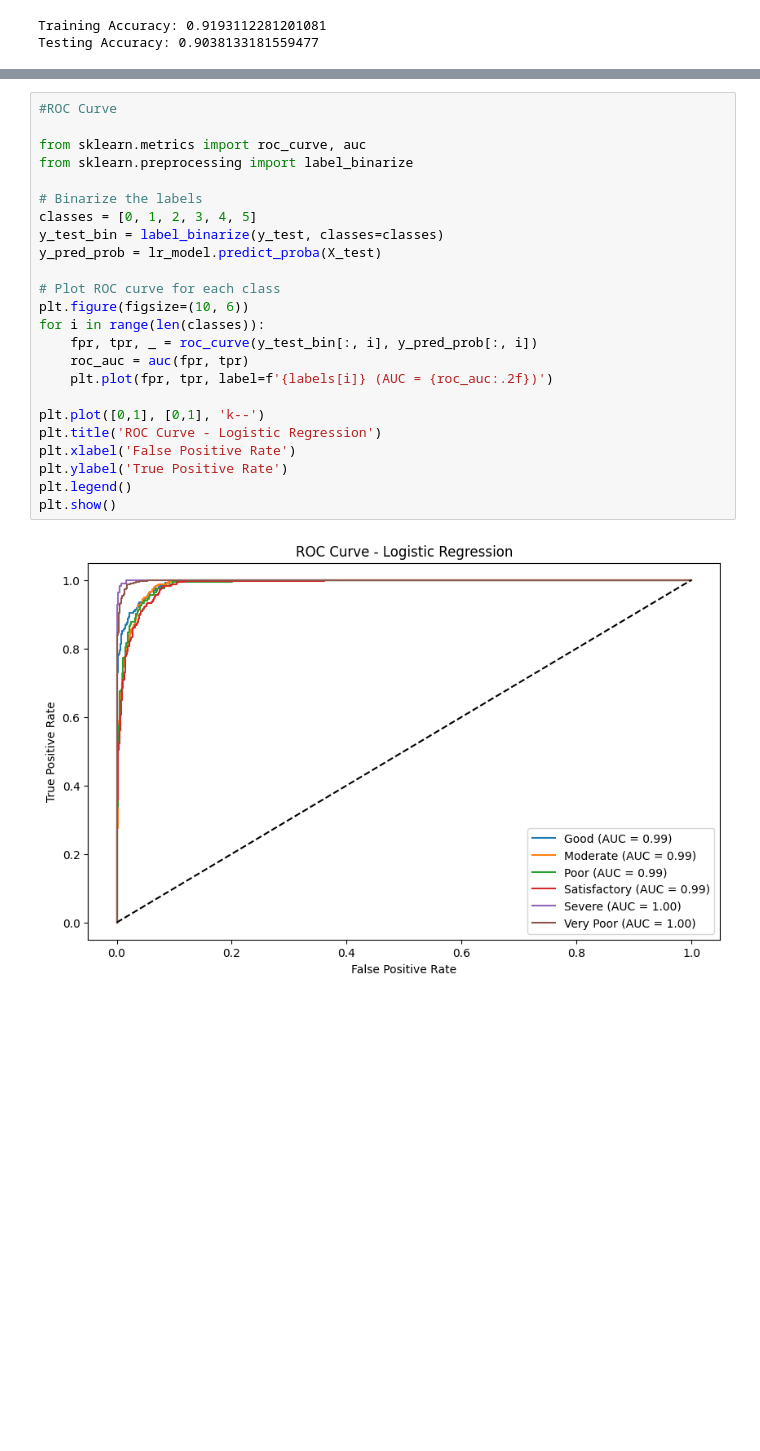
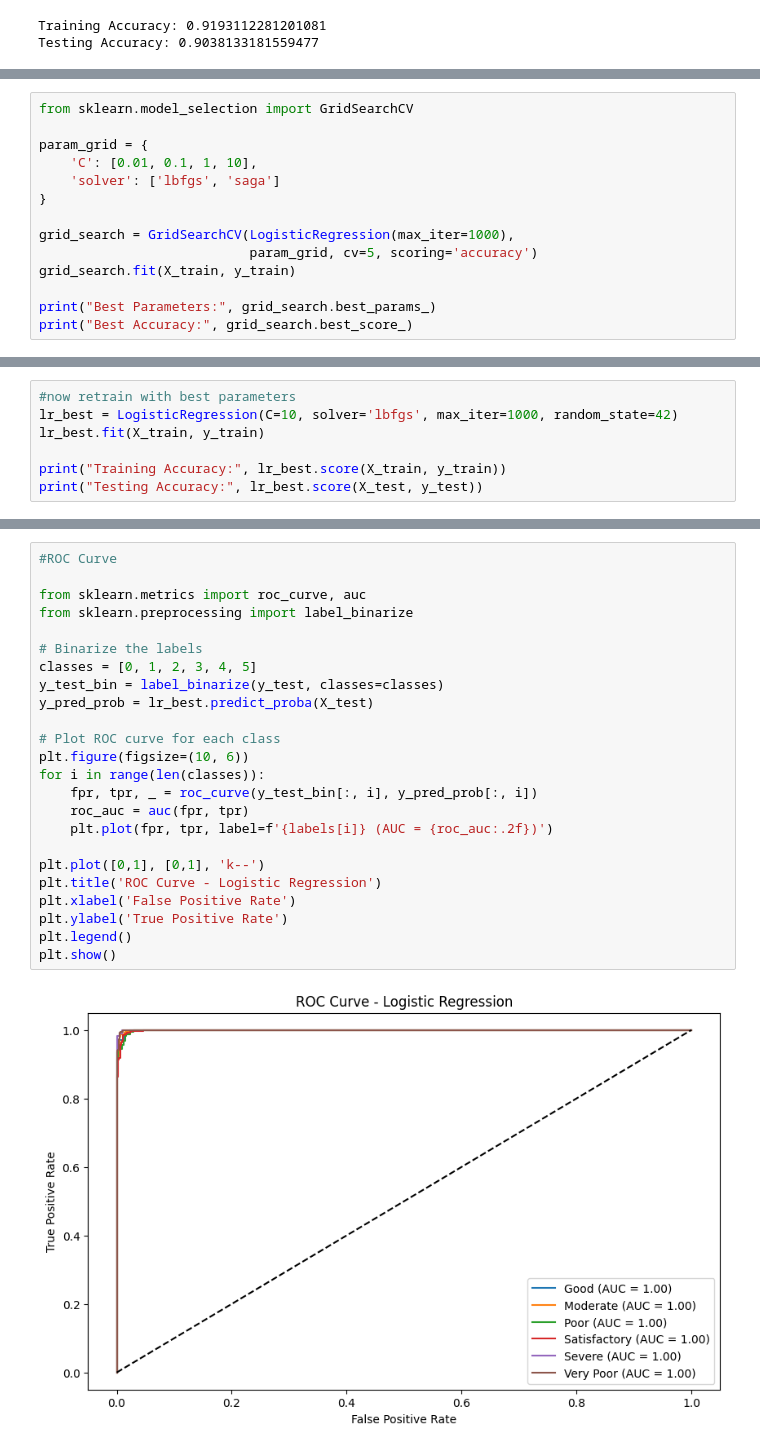
Before and after one commit to harsh-raunchela/AirQuality-Classification, a Jupyter notebook: air_quality_model_training.ipynb, the cells around one changed output, grey strips where cells are left out. Cells and saved outputs as stored; diff of their text form; blank space fills up the shorter version.

```diff
--- a/air_quality_model_training.ipynb
+++ b/air_quality_model_training.ipynb
@@ -47,0 +64,14 @@ Testing Accuracy: 0.9038133181559477
+# %%
+from sklearn.model_selection import GridSearchCV
+
+param_grid = {
+    'C': [0.01, 0.1, 1, 10],
+    'solver': ['lbfgs', 'saga']
+}
+
+grid_search = GridSearchCV(LogisticRegression(max_iter=1000),
+                           param_grid, cv=5, scoring='accuracy')
+grid_search.fit(X_train, y_train)
+
+print("Best Parameters:", grid_search.best_params_)
+print("Best Accuracy:", grid_search.best_score_)
@@ -47,0 +87,7 @@ Testing Accuracy: 0.9038133181559477
+# %%
+#now retrain with best parameters
+lr_best = LogisticRegression(C=10, solver='lbfgs', max_iter=1000, random_state=42)
+lr_best.fit(X_train, y_train)
+
+print("Training Accuracy:", lr_best.score(X_train, y_train))
+print("Testing Accuracy:", lr_best.score(X_test, y_test))
@@ -83,26 +132,26 @@ plt.show()
 # %%
 #ROC Curve
 
 from sklearn.metrics import roc_curve, auc
 from sklearn.preprocessing import label_binarize
 
 # Binarize the labels
 classes = [0, 1, 2, 3, 4, 5]
 y_test_bin = label_binarize(y_test, classes=classes)
-y_pred_prob = lr_model.predict_proba(X_test)
+y_pred_prob = lr_best.predict_proba(X_test)
 
 # Plot ROC curve for each class
 plt.figure(figsize=(10, 6))
 for i in range(len(classes)):
     fpr, tpr, _ = roc_curve(y_test_bin[:, i], y_pred_prob[:, i])
     roc_auc = auc(fpr, tpr)
     plt.plot(fpr, tpr, label=f'{labels[i]} (AUC = {roc_auc:.2f})')
 
 plt.plot([0,1], [0,1], 'k--')
 plt.title('ROC Curve - Logistic Regression')
 plt.xlabel('False Positive Rate')
 plt.ylabel('True Positive Rate')
 plt.legend()
 plt.show()
 # %% [output]
-[figure, old version]
+[figure, new version]
```
Also changed, not shown: parts of 39 cells of this notebook.
